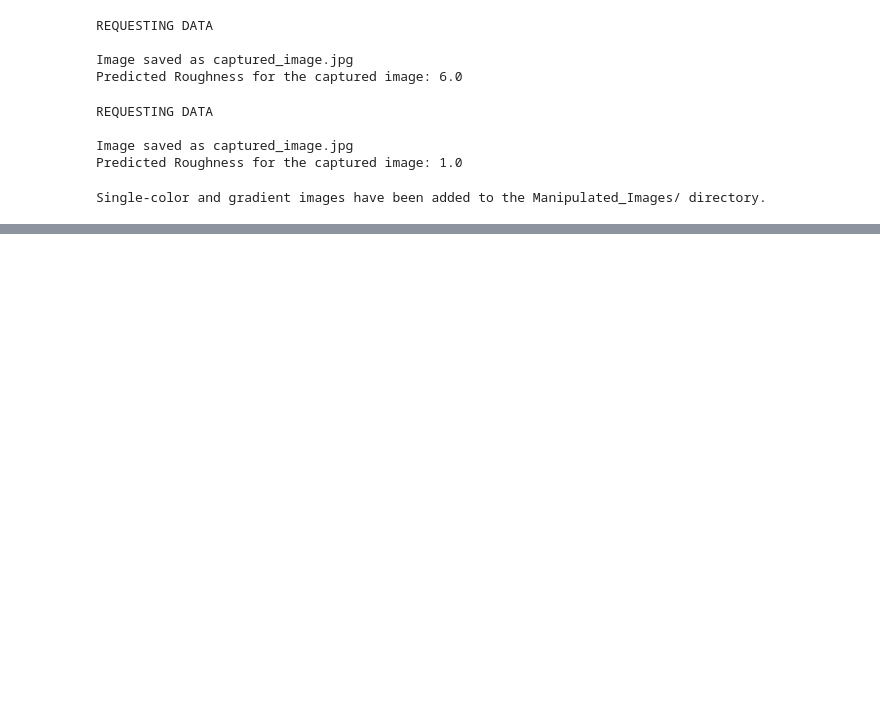
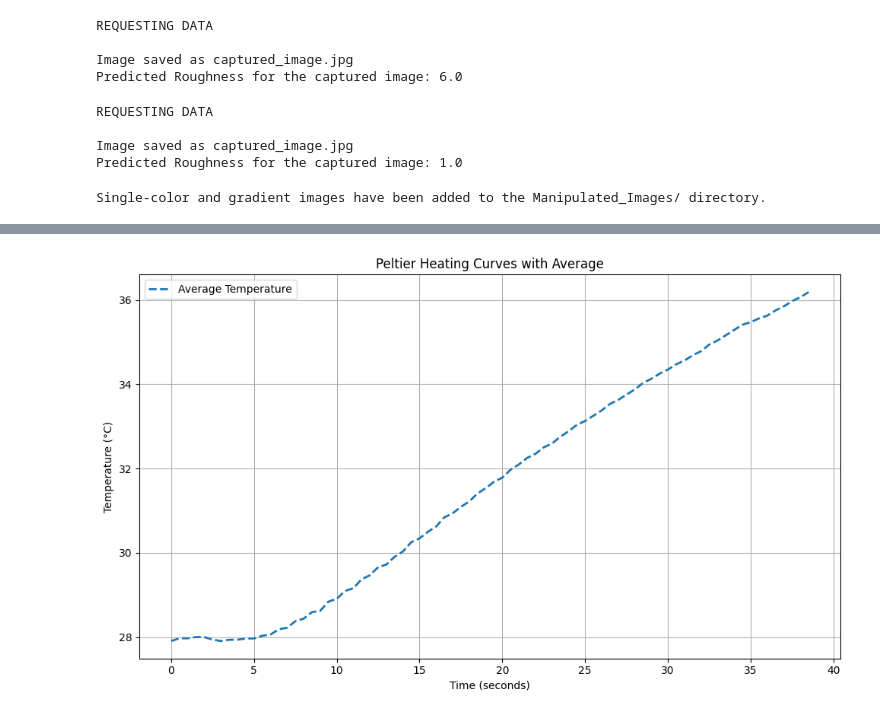
Before and after one commit to oofidc/UIC-BioDesign-25-Code, a Jupyter notebook: notebooks/Figure_Generation.ipynb, the cells around one changed output, grey strips where cells are left out. Cells and saved outputs as stored; diff of their text form; code cells hidden in the pictures; blank space fills up the shorter version.

```diff
--- a/notebooks/Figure_Generation.ipynb
+++ b/notebooks/Figure_Generation.ipynb
@@ -1470,0 +1543,31 @@ Single-color and gradient images have been added to the Manipulated_Images/ dire
+# %%
+
+# Remove outliers from both datasets
+time1_clean, temps1_clean = remove_outliers(time1, temps1)
+time2_clean, temps2_clean = remove_outliers(time2, temps2)
+
+# Create a common time axis for interpolation
+min_time = max(min(time1_clean), min(time2_clean))
+max_time = min(max(time1_clean), max(time2_clean))
+common_time = np.linspace(min_time, max_time, num=1000)  # Adjust num as needed
+
+# Interpolate both datasets onto the common time axis
+temps1_interp = np.interp(common_time, time1_clean, temps1_clean)
+temps2_interp = np.interp(common_time, time2_clean, temps2_clean)
+
+# Calculate the average
+average_temps = (temps1_interp + temps2_interp) / 2
+
+plt.figure(figsize=(10, 6))
+#plt.plot(time1_clean, temps1_clean, label='Peltier-heating-1 (outliers removed)')
+#plt.plot(time2_clean, temps2_clean, label='Peltier-heating-2 (outliers removed)')
+plt.plot(common_time, average_temps, '--', linewidth=2, label='Average Temperature')
+plt.xlabel('Time (seconds)')
+plt.ylabel('Temperature (°C)')
+plt.title('Peltier Heating Curves with Average')
+plt.legend()
+plt.grid(True)
+plt.tight_layout()
+plt.show()
+# %% [output]
+[figure, added]
```
Also changed, not shown: parts of 5 cells of this notebook.
